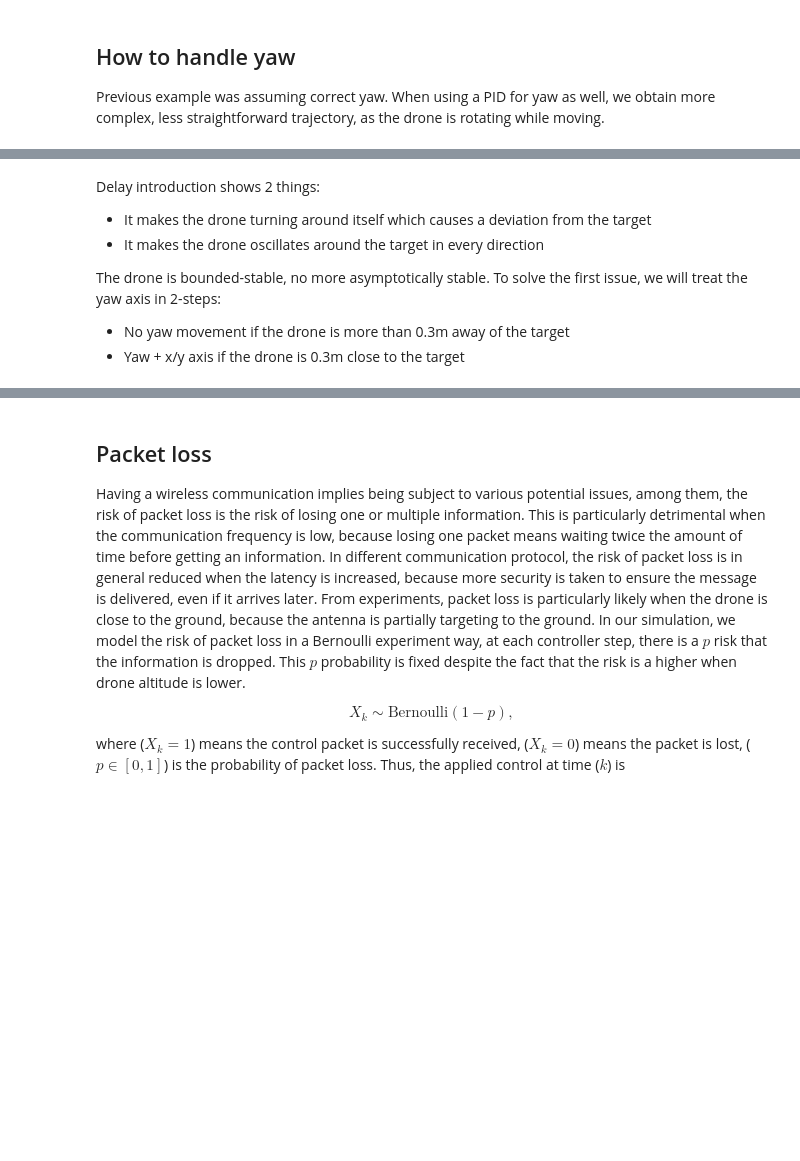
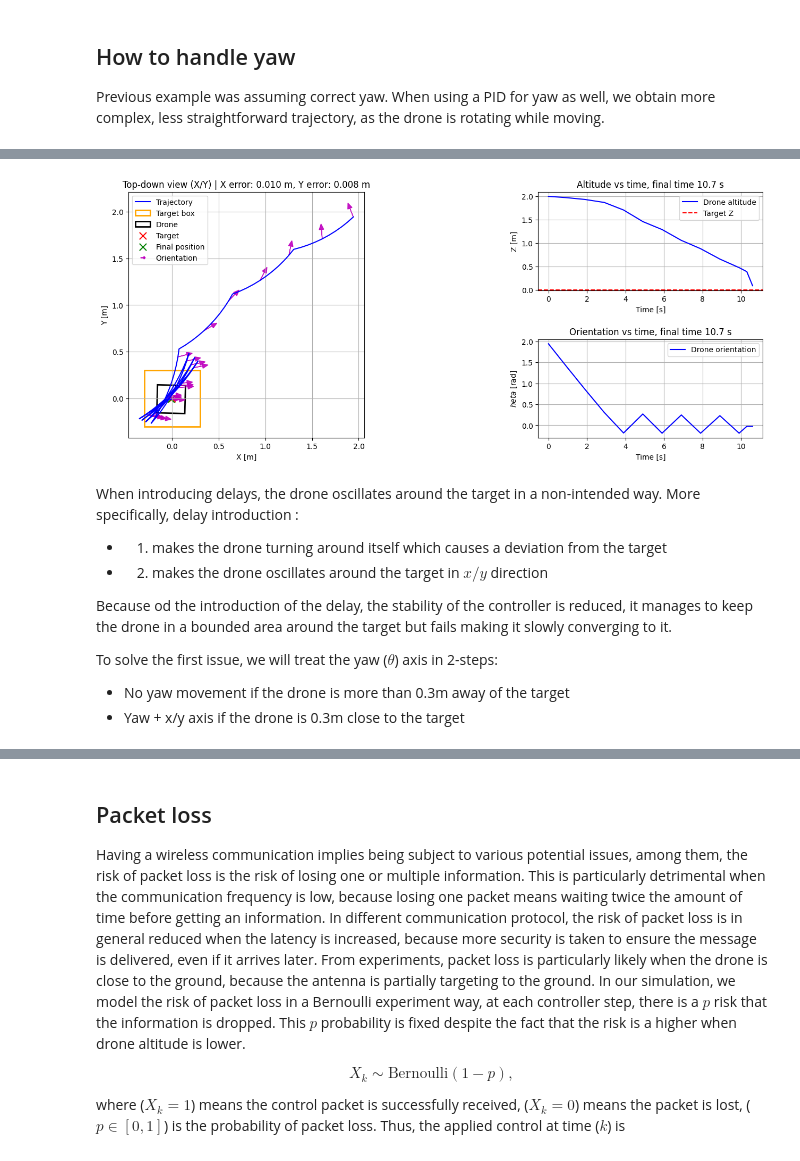
Before and after one commit to cetiennec/etiennechassaing.github.io, a Jupyter notebook: static/book/_sources/drone_delayed_control/case_study.ipynb, the cells around one changed output, grey strips where cells are left out. Saved outputs shown, nothing was run; the diff lists cells and outputs as text; code cells hidden in the pictures; blank space fills up the shorter version.

```diff
--- a/static/book/_sources/drone_delayed_control/case_study.ipynb
+++ b/static/book/_sources/drone_delayed_control/case_study.ipynb
@@ -262,18 +268,21 @@ Even in the ideal case, there is something we forgot, we did not take into accou
 # %%
 sim_dt = 0.1         # simulation step (10 Hz)
 env = DroneLandingEnv(render_mode=None, dt=sim_dt)
 controller_dt = 1.0  # controller step (1 Hz)
 
-pid = PIDController(Kp=[2.0,2.0,2.0, 2.0], Ki=[0.1,0.1,0.0,0.2], Kd=[0.0,0.0,0.0,0.0], dt=controller_dt, integral_limit=0.5, z_fixed_speed= -0.2)
+pid = PIDController(Kp=[2.0,2.0,2.0, 2.0], Ki=[0.0,0.0,0.0,0.0], Kd=[0.0,0.0,0.0,0.0], dt=controller_dt, integral_limit=0.5, z_fixed_speed= -0.2)
 
 states, target = run_pid_simulation(env = env, pid = pid, init_mode='fixed', plot=True, init_pos = [2.0,2.0,2.0,2.0])
+# %% [output]
+[figure, added]
 # %% [markdown]
-Delay introduction shows 2 things:
-- It makes the drone turning around itself which causes a deviation from the target
-- It makes the drone oscillates around the target in every direction
+When introducing delays, the drone oscillates around the target in a non-intended way. More specifically, delay introduction :
+- 1) makes the drone turning around itself which causes a deviation from the target
+- 2) makes the drone oscillates around the target in $x/y$ direction
 
-The drone is bounded-stable, no more asymptotically stable.
-To solve the first issue, we will treat the yaw axis in 2-steps:
+Because od the introduction of the delay, the stability of the controller is reduced, it manages to keep the drone in a bounded area around the target but fails making it slowly converging to it.
+
+To solve the first issue, we will treat the yaw ($\theta$) axis in 2-steps:
 - No yaw movement if the drone is more than 0.3m away of the target
 - Yaw + x/y axis if the drone is 0.3m close to the target
 # %%
```
Also changed, not shown: parts of 30 cells of this notebook, 18 other files.
